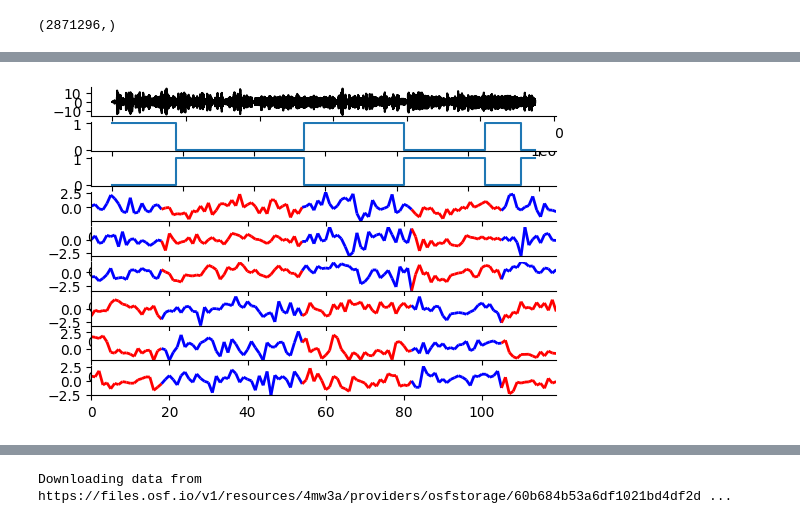
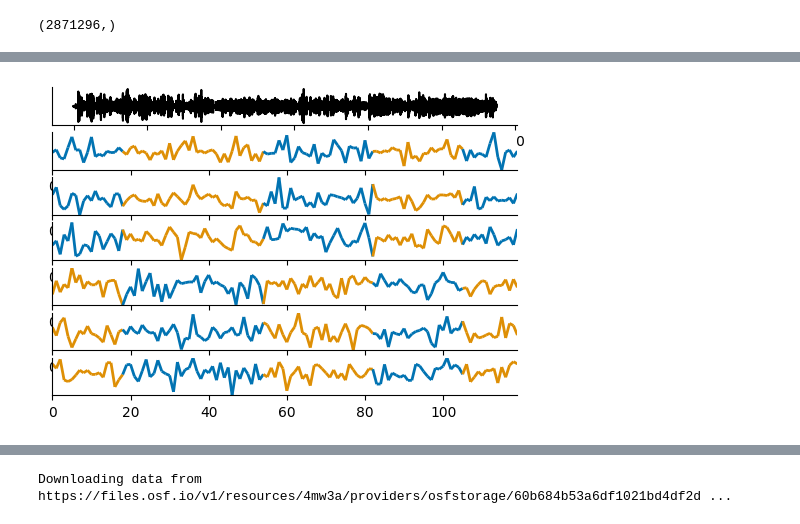
Before and after one commit to YeajuDianaKim394/EncodingModels, a Jupyter notebook: code/visualization.ipynb, the cells around one changed output, grey strips where cells are left out. Cells and saved outputs as stored; diff of their text form; code cells hidden in the pictures.

Commit message:
organized fig1 plots

```diff
--- a/code/visualization.ipynb
+++ b/code/visualization.ipynb
@@ -189,18 +163,3 @@ fs, audio_data = wavfile.read(audiopath)
 audio_data.shape
 # %% [output]
 (2871296,)
-# %%
-fig, axes = plt.subplots(9, 1, figsize=(6, 4))
-axes[0].plot(zscore(audio_data))
-axes[1+0].step(np.arange(120), id_vars[:, 0])
-axes[1+1].step(np.arange(120), id_vars[:, 1])
-axes[1+2].plot(zscore(trial_data[:, 1]))
-axes[1+3].plot(zscore(trial_data[:, 0]))
-axes[1+4].plot(zscore(trial_data[:, 3]))
-axes[1+5].plot(zscore(trial_dataB[:, 1]))
-axes[1+6].plot(zscore(trial_dataB[:, 0]))
-axes[1+7].plot(zscore(trial_dataB[:, 300]))
-for ax in axes:
-    sns.despine(ax=ax)
-# fig.savefig('figures/fig1-artifacts.svg')
-fig.show()
@@ -214,44 +166,50 @@ bounds = np.diff(id_vars[:, 0]).nonzero()[0]
 # %%
 x = np.arange(120)
 
-fig, axes = plt.subplots(9, 1, figsize=(6, 4))
+id_vars = X[slices[run-1], [1, 2]][:120]
+bounds = np.diff(id_vars[:, 0]).nonzero()[0]
+
+fig, axes = plt.subplots(7, 1, figsize=(6, 4))
 axes[0].plot(zscore(audio_data), c='k')
-axes[1+0].step(x, id_vars[:, 0])
-axes[1+1].step(x, id_vars[:, 1])
 
-for i in range(2, 5):
-    ax = axes[1+i]
+# plot subA data
+for j, i in enumerate(range(2, 5), 1):
+    ax = axes[j]
     y = zscore(trial_data[:, i])
 
     points = np.array([x, y]).T.reshape(-1, 1, 2)
     segments = np.concatenate([points[:-1], points[1:]], axis=1)
-    cmap = ListedColormap(['b', 'r', 'b', 'r', 'b'])
+    cmap = ListedColormap([BU, OR, BU, OR, BU])
     norm = BoundaryNorm([0] + list(bounds), cmap.N)
     lc = LineCollection(segments, cmap=cmap, norm=norm)
     lc.set_array(x)
     lc.set_linewidth(2)
     ax.add_collection(lc)
     ax.set_xlim(x.min(), x.max())
     ax.set_ylim(y.min(), y.max())
 
-for i in range(5, 8):
-    ax = axes[1+i]
+# plot subB data
+for j, i in enumerate(range(5, 8), 4):
+    ax = axes[j]
     y = zscore(trial_dataB[:, i])
 
     points = np.array([x, y]).T.reshape(-1, 1, 2)
     segments = np.concatenate([points[:-1], points[1:]], axis=1)
-    cmap = ListedColormap(['r', 'b', 'r', 'b', 'r',])
+    cmap = ListedColormap([OR, BU, OR, BU, OR])
     norm = BoundaryNorm([0] + list(bounds), cmap.N)
     lc = LineCollection(segments, cmap=cmap, norm=norm)
     lc.set_array(x)
     lc.set_linewidth(2)
     ax.add_collection(lc)
     ax.set_xlim(x.min(), x.max())
     ax.set_ylim(y.min(), y.max())
 
 for ax in axes:
-    sns.despine(ax=ax)
-fig.savefig('figures/fig1-artifacts.svg')
+    ax.set_yticks([])
+
+sns.despine(fig)
+
+fig.savefig('figures/fig1a-artifacts.svg')
 fig.show()
 # %% [output]
-[figure, old version]
+[figure, new version]
```
Also changed, not shown: parts of 22 cells of this notebook.
